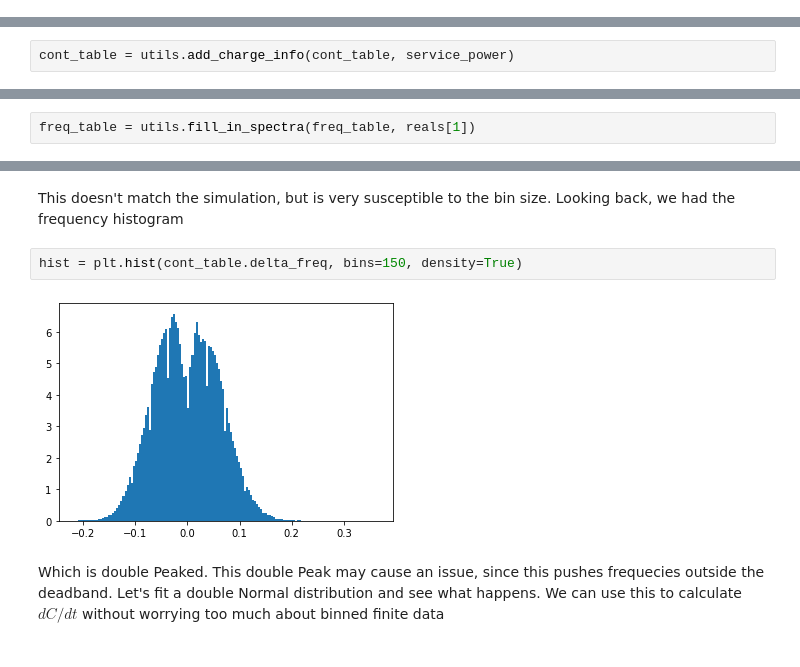
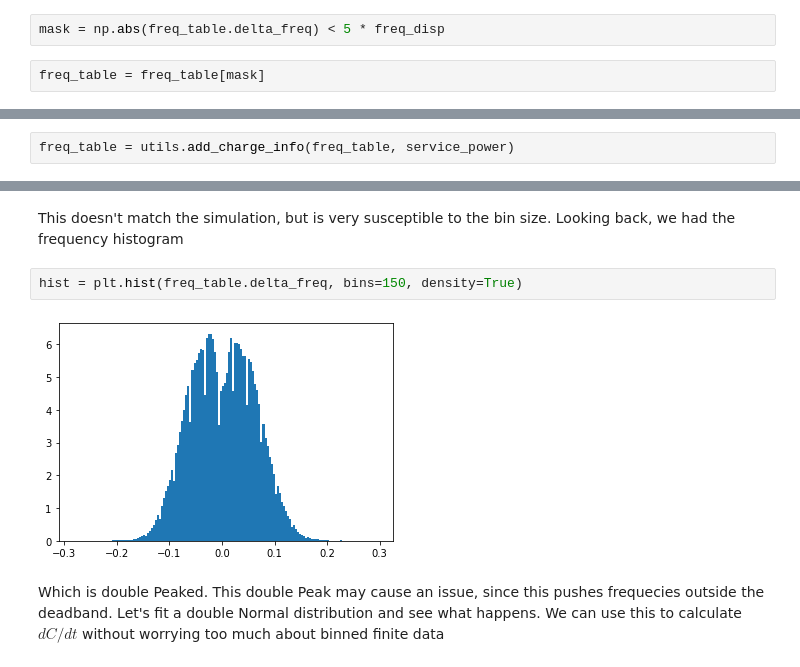
Before and after one commit to LeeWhittaker369/dynamic_containment, a Jupyter notebook: jupyter/modelling_the_data.ipynb, the cells around one changed output, grey strips where cells are left out. Cells and saved outputs as stored; diff of their text form.

```diff
--- a/jupyter/modelling_the_data.ipynb
+++ b/jupyter/modelling_the_data.ipynb
@@ -71,3 +124,7 @@ cont_table.head()
+# %%
+mask = np.abs(freq_table.delta_freq) < 5 * freq_disp
+# %%
+freq_table = freq_table[mask]
 # %% [markdown]
 Let's look at a histogram of the frequencies
 # %%
@@ -94,5 +151,5 @@ Not too bad, but not perfect. We will start by assuming it is Normal, but come b
 
 We can calculate the the charge, assuming we have a full battery to begin with, for simplicity, ignoring going battery capacity for now.
 # %%
-cont_table = utils.add_charge_info(cont_table, service_power)
+freq_table = utils.add_charge_info(freq_table, service_power)
 # %%
@@ -269,2 +333,0 @@ I will also use the simulation to fill in my missing data
-# %%
-freq_table = utils.fill_in_spectra(freq_table, reals[1])
@@ -368,9 +414,9 @@ plt.legend()
 # %% [markdown]
 This doesn't match the simulation, but is very susceptible to the bin size. Looking back, we had the frequency histogram
 # %%
-hist = plt.hist(cont_table.delta_freq, bins=150, density=True)
+hist = plt.hist(freq_table.delta_freq, bins=150, density=True)
 # %% [output]
-[figure, old version]
+[figure, new version]
 # %% [markdown]
 Which is double Peaked. This double Peak may cause an issue, since this pushes frequecies outside the deadband. Let's fit a double Normal distribution and see what happens. We can use this to calculate $dC / dt$ without worrying too much about binned finite data
 # %%
```
Also changed, not shown: parts of 90 cells of this notebook, 2 other files.
